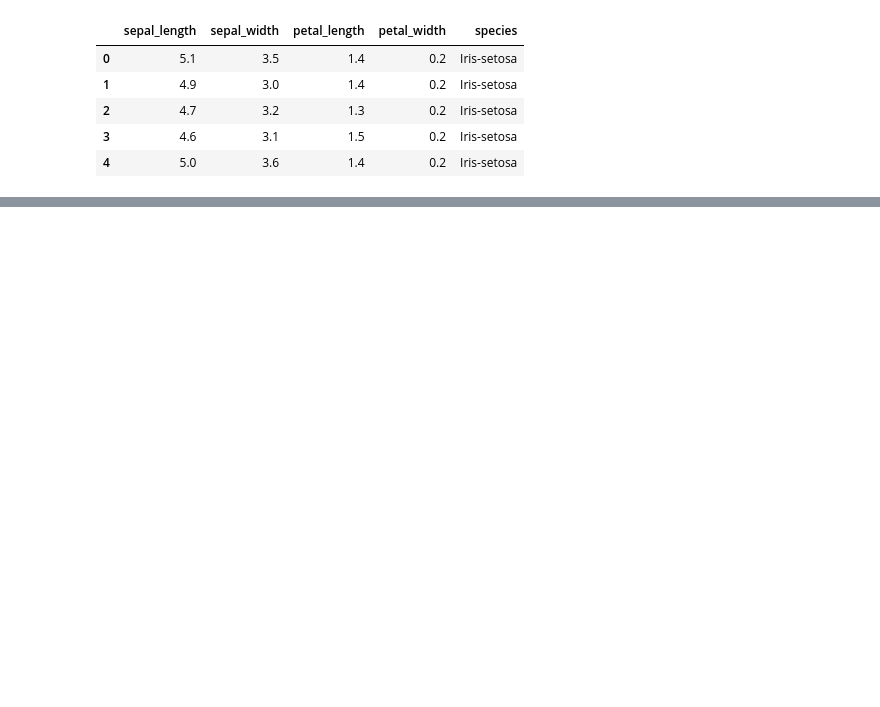
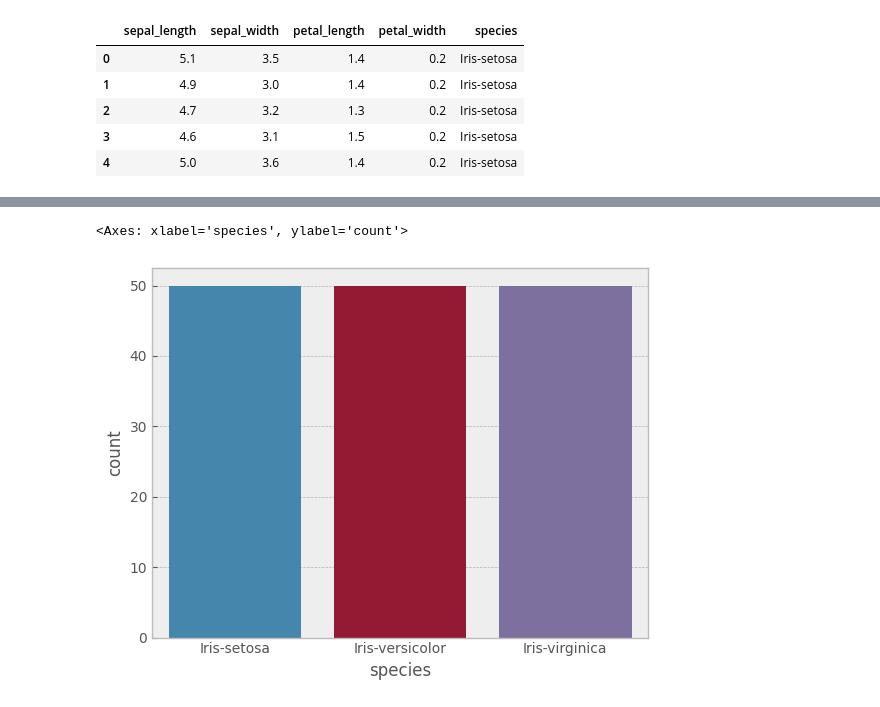
Before and after one commit to jhoang3/iris, a Jupyter notebook: iris.ipynb, the cells around one changed output, grey strips where cells are left out. Cells and saved outputs as stored; diff of their text form; code cells hidden in the pictures; blank space fills up the shorter version.

```diff
--- a/iris.ipynb
+++ b/iris.ipynb
@@ -20,0 +149,6 @@ df.head()
+# %%
+sns.countplot(data=df, x='species',hue='species')
+# we have an even distribution of 50-50-50 different species
+# %% [output]
+<Axes: xlabel='species', ylabel='count'>
+[figure, added]
```
Also changed, not shown: parts of 25 cells of this notebook, 1 other file.
